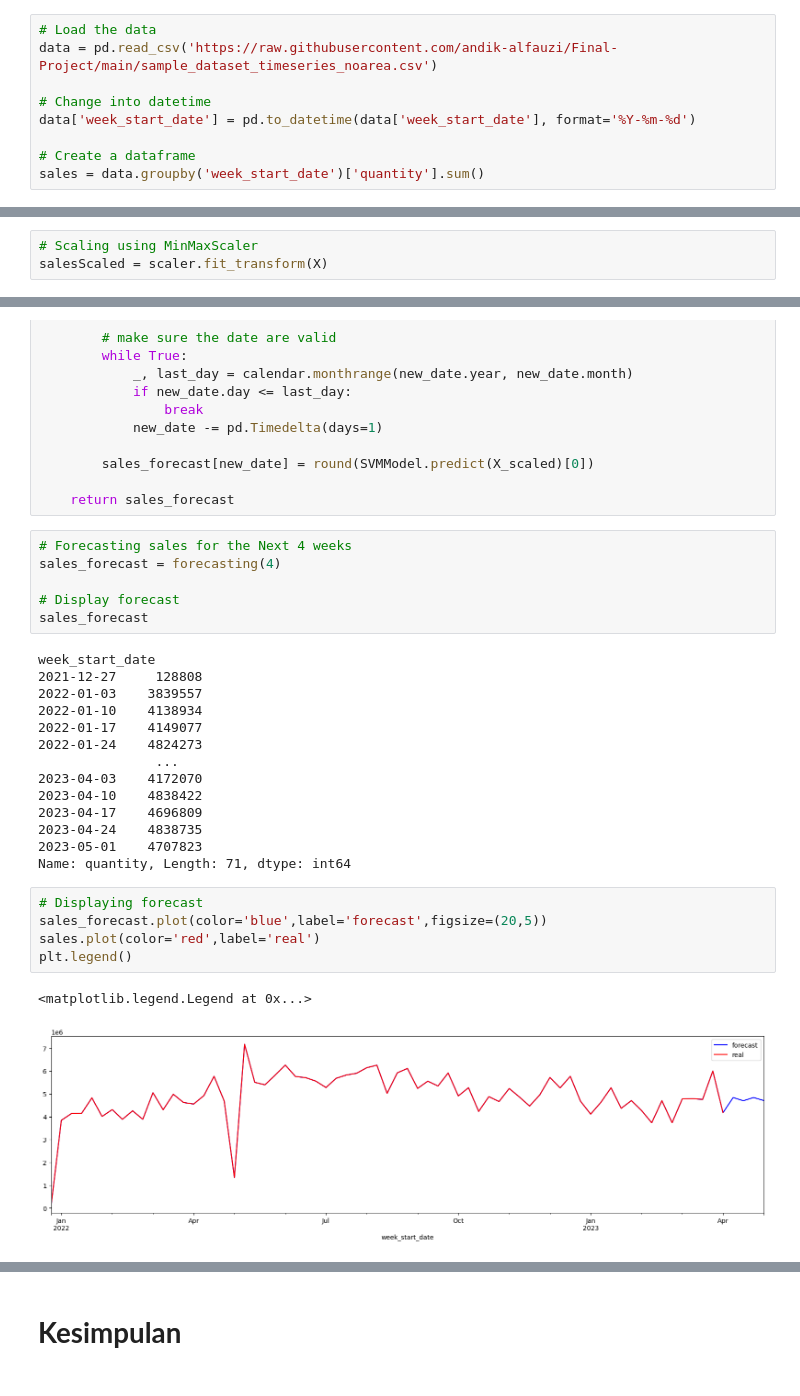
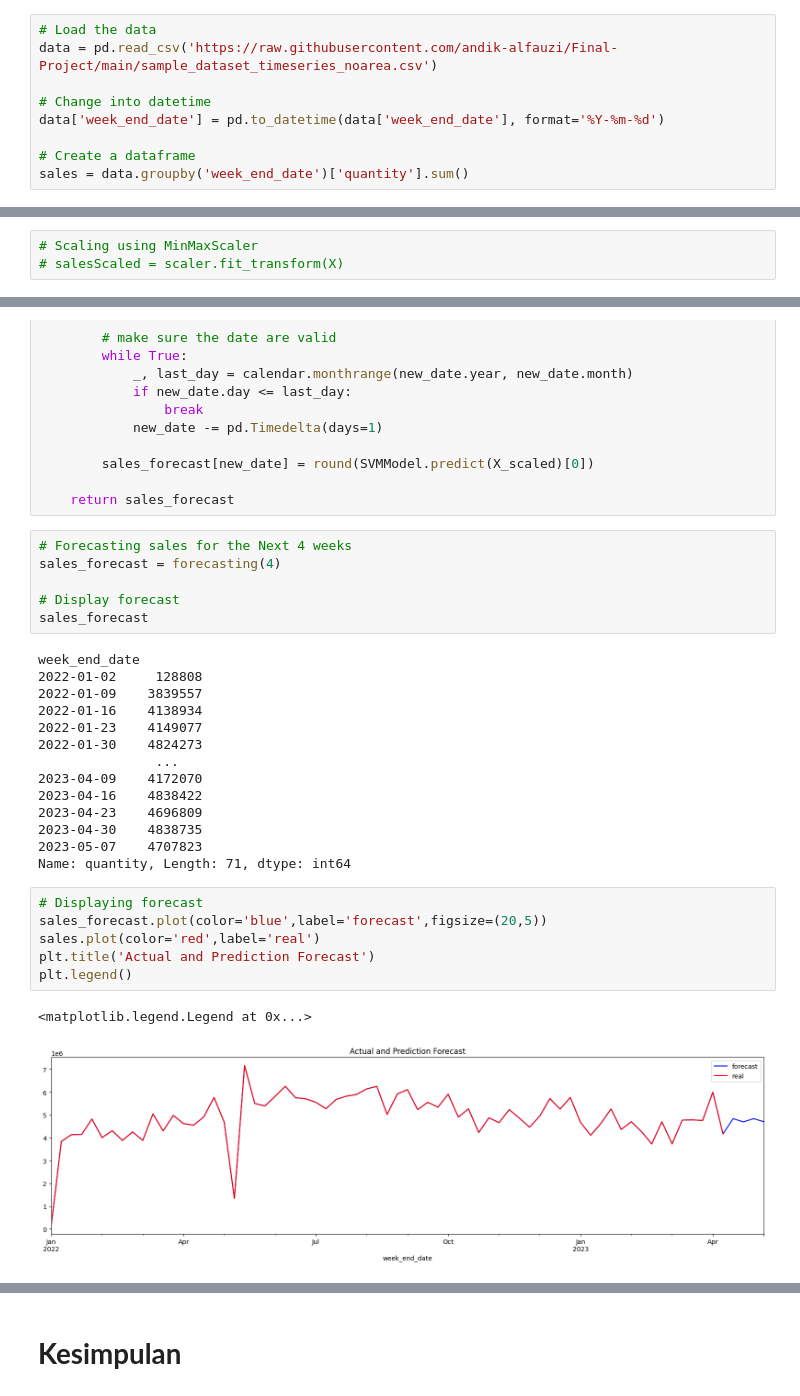
Before and after one commit to andik-alfauzi/Final-Project, a Jupyter notebook: Final_Project_Andik_Al_Fauzi_Inference.ipynb, the cells around one changed output, grey strips where cells are left out. Drawn from its saved outputs; the diff is of its cells as text.

```diff
--- a/Final_Project_Andik_Al_Fauzi_Inference.ipynb
+++ b/Final_Project_Andik_Al_Fauzi_Inference.ipynb
@@ -23,10 +23,10 @@ with open('Scaling.pkl', 'rb') as file1:
 data = pd.read_csv('https://raw.githubusercontent.com/andik-alfauzi/Final-Project/main/sample_dataset_timeseries_noarea.csv')
 
 # Change into datetime
-data['week_start_date'] = pd.to_datetime(data['week_start_date'], format='%Y-%m-%d')
+data['week_end_date'] = pd.to_datetime(data['week_end_date'], format='%Y-%m-%d')
 
 # Create a dataframe
-sales = data.groupby('week_start_date')['quantity'].sum()
+sales = data.groupby('week_end_date')['quantity'].sum()
 # %%
 sales
 # %% [output]
@@ -67,6 +58,6 @@ y_test = y[train_size:]
 # %%
 # Scaling using MinMaxScaler
-salesScaled = scaler.fit_transform(X)
+# salesScaled = scaler.fit_transform(X)
 # %% [markdown]
 ## Model Inference
 # %%
@@ -99,27 +90,28 @@ sales_forecast = forecasting(4)
 # Display forecast
 sales_forecast
 # %% [output]
-week_start_date
-2021-12-27     128808
-2022-01-03    3839557
-2022-01-10    4138934
-2022-01-17    4149077
-2022-01-24    4824273
+week_end_date
+2022-01-02     128808
+2022-01-09    3839557
+2022-01-16    4138934
+2022-01-23    4149077
+2022-01-30    4824273
                ...
-2023-04-03    4172070
-2023-04-10    4838422
-2023-04-17    4696809
-2023-04-24    4838735
-2023-05-01    4707823
+2023-04-09    4172070
+2023-04-16    4838422
+2023-04-23    4696809
+2023-04-30    4838735
+2023-05-07    4707823
 Name: quantity, Length: 71, dtype: int64
 # %%
 # Displaying forecast
 sales_forecast.plot(color='blue',label='forecast',figsize=(20,5))
 sales.plot(color='red',label='real')
+plt.title('Actual and Prediction Forecast')
 plt.legend()
 # %% [output]
 <matplotlib.legend.Legend at 0x...>
-[figure, old version]
+[figure, new version]
 # %%
 # Displaying data forecast only
 sales_forecast.tail(4)
```
Also changed, not shown: parts of 4 cells of this notebook, 2 other files.
